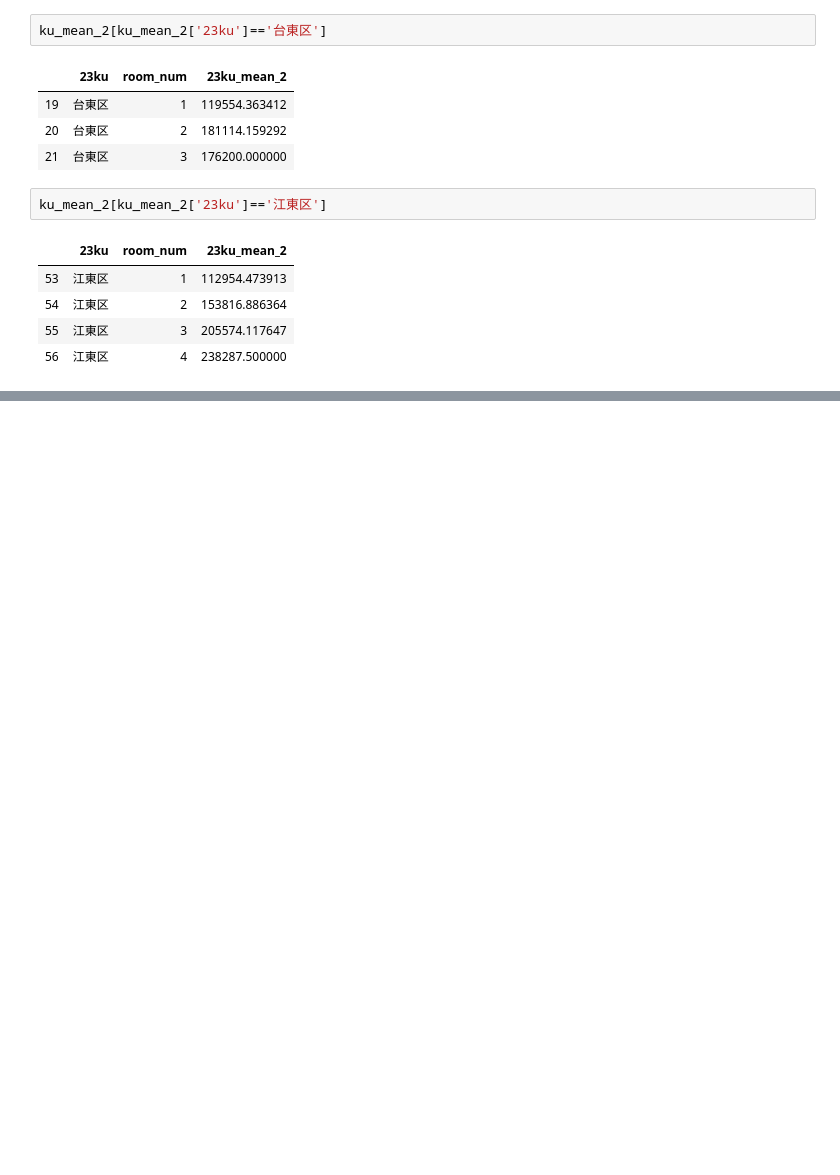
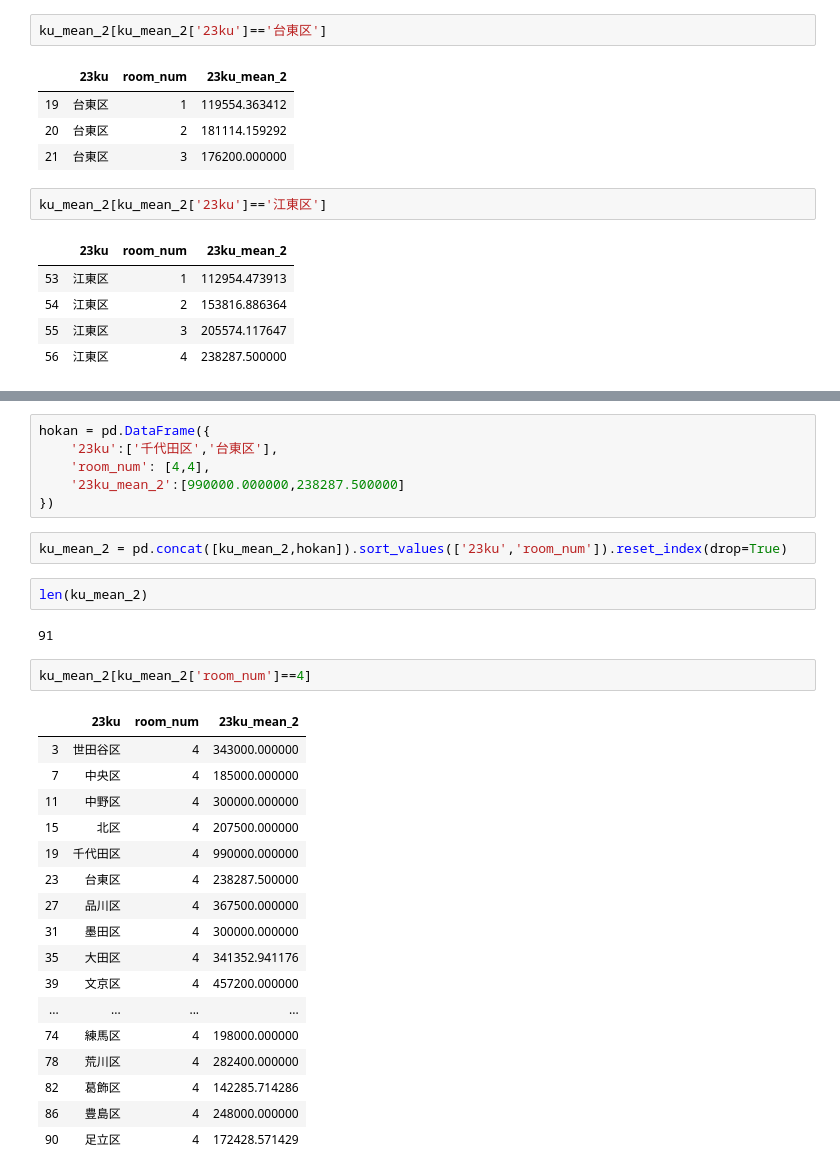
Before and after one commit to yaneura-no-gomi/mynavi_2019, a Jupyter notebook: notebook/Untitled.ipynb, the cells around one changed output, grey strips where cells are left out. Cells and saved outputs as stored; diff of their text form; blank space fills up the shorter version.

```diff
--- a/notebook/Untitled.ipynb
+++ b/notebook/Untitled.ipynb
@@ -222,0 +218,32 @@ df_test[df_test['id']==39264]
+# %%
+hokan = pd.DataFrame({
+    '23ku':['千代田区','台東区'],
+    'room_num': [4,4],
+    '23ku_mean_2':[990000.000000,238287.500000]
+})
+# %%
+ku_mean_2 = pd.concat([ku_mean_2,hokan]).sort_values(['23ku','room_num']).reset_index(drop=True)
+# %%
+len(ku_mean_2)
+# %% [output]
+91
+# %%
+ku_mean_2[ku_mean_2['room_num']==4]
+# %% [output]
+|  | 23ku | room_num | 23ku_mean_2 |
+| 3 | 世田谷区 | 4 | 343000.000000 |
+| 7 | 中央区 | 4 | 185000.000000 |
+| 11 | 中野区 | 4 | 300000.000000 |
+| 15 | 北区 | 4 | 207500.000000 |
+| 19 | 千代田区 | 4 | 990000.000000 |
+| 23 | 台東区 | 4 | 238287.500000 |
+| 27 | 品川区 | 4 | 367500.000000 |
+| 31 | 墨田区 | 4 | 300000.000000 |
+| 35 | 大田区 | 4 | 341352.941176 |
+| 39 | 文京区 | 4 | 457200.000000 |
+| ... | ... | ... | ... |
+| 74 | 練馬区 | 4 | 198000.000000 |
+| 78 | 荒川区 | 4 | 282400.000000 |
+| 82 | 葛飾区 | 4 | 142285.714286 |
+| 86 | 豊島区 | 4 | 248000.000000 |
+| 90 | 足立区 | 4 | 172428.571429 |
```
Also changed, not shown: parts of 5 cells of this notebook.
